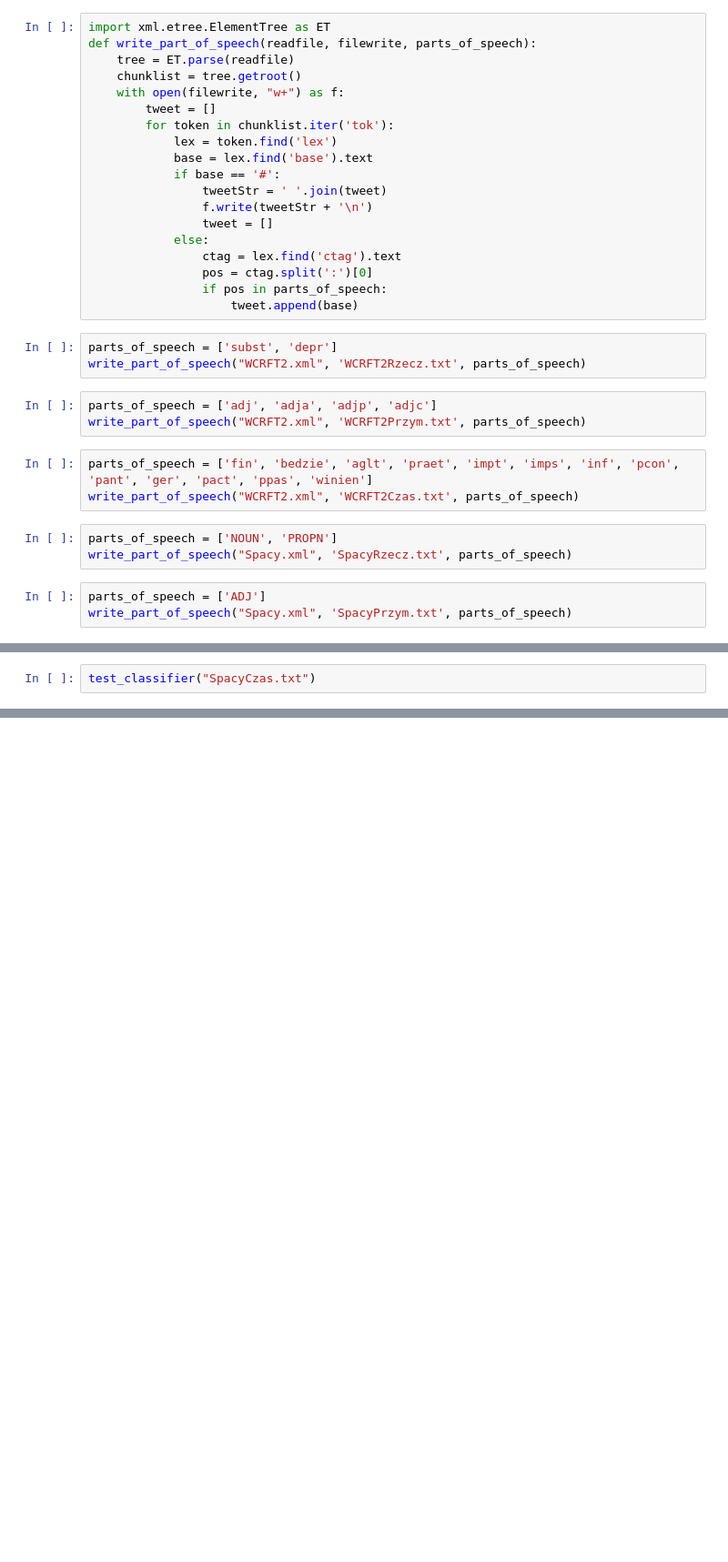
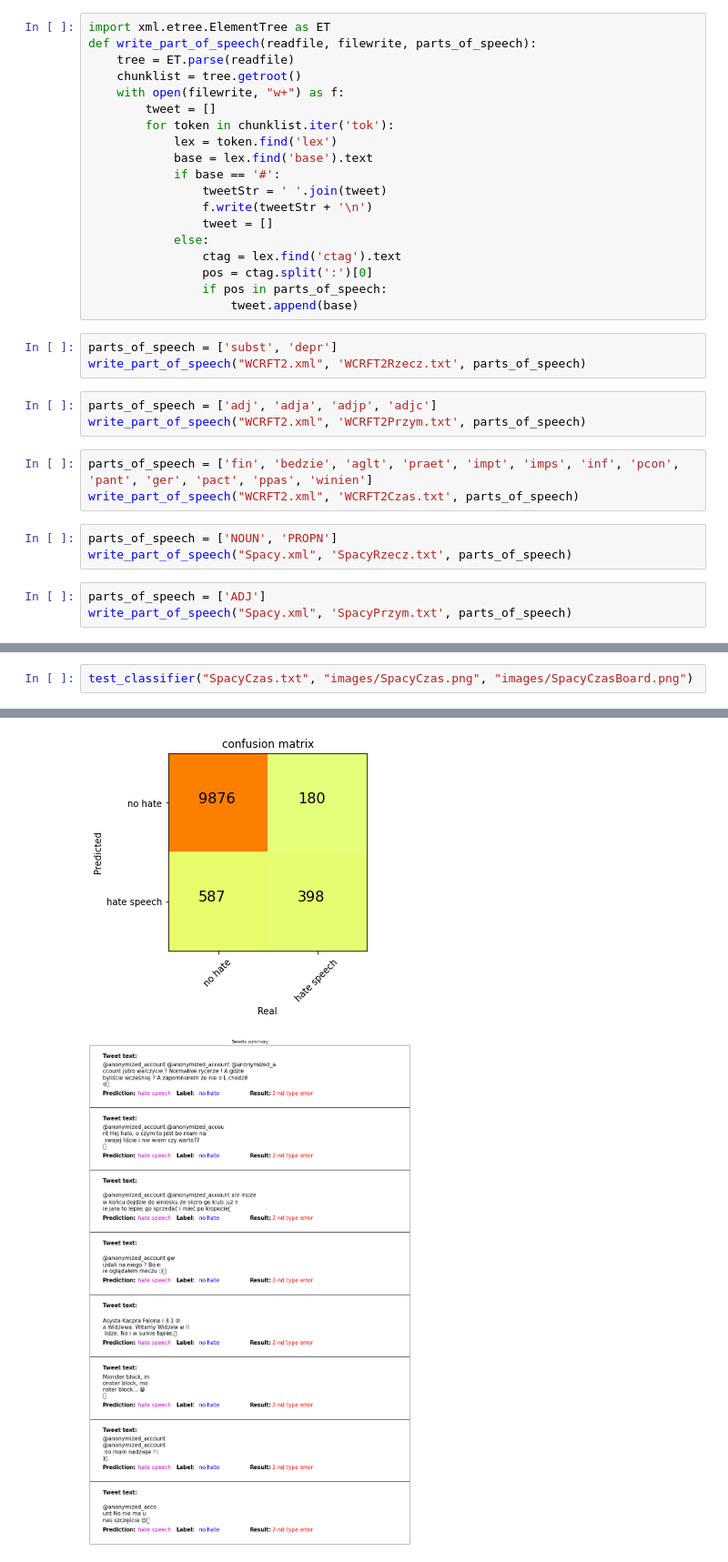
Before and after one commit to kk0walski/AJNLab1, a Jupyter notebook: hate_speech/Tokenization.ipynb, the cells around one changed output, grey strips where cells are left out. Shown at 91% size. Cells and saved outputs as stored; diff of their text form; blank space fills up the shorter version.

```diff
--- a/hate_speech/Tokenization.ipynb
+++ b/hate_speech/Tokenization.ipynb
@@ -259,3 +338,3 @@ Fitting 5 folds for each of 1680 candidates, totalling 8400 fits
 # %%
-test_classifier("SpacyCzas.txt")
+test_classifier("SpacyCzas.txt", "images/SpacyCzas.png", "images/SpacyCzasBoard.png")
 # %% [output]
@@ -279 +358,3 @@ Fitting 5 folds for each of 1680 candidates, totalling 8400 fits
+[figure, added]
+[figure, added]
 # %%
```
Also changed, not shown: parts of 17 cells of this notebook, 29 other files.
